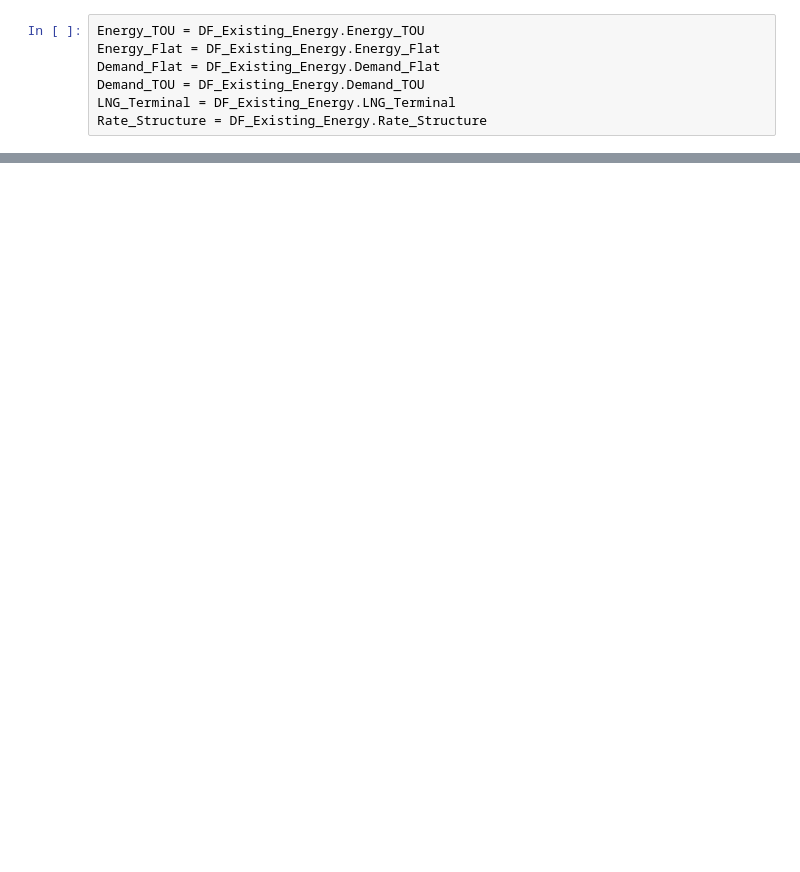
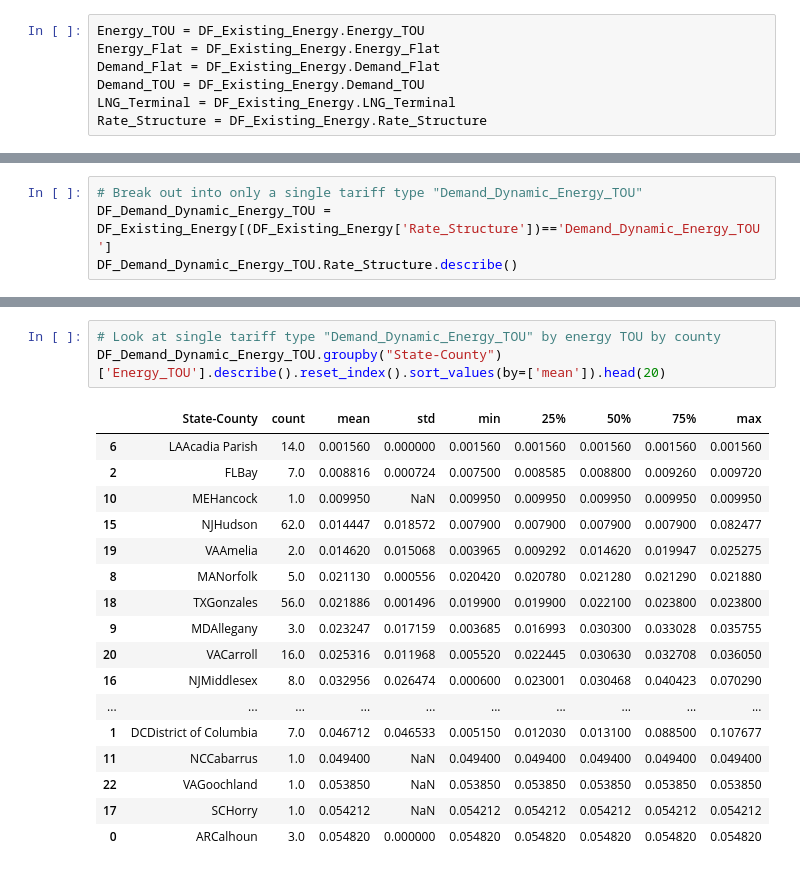
Before and after one commit to Protagonist888/TariffDB_Filter, a Jupyter notebook: Violin Chart Creator.ipynb, the cells around one changed output, grey strips where cells are left out. Cells and saved outputs as stored; diff of their text form; blank space fills up the shorter version.

```diff
--- a/Violin Chart Creator.ipynb
+++ b/Violin Chart Creator.ipynb
@@ -168,0 +205,4 @@ dtype: int64
+# %%
+# Break out into only a single tariff type "Demand_Dynamic_Energy_TOU"
+DF_Demand_Dynamic_Energy_TOU = DF_Existing_Energy[(DF_Existing_Energy['Rate_Structure'])=='Demand_Dynamic_Energy_TOU']
+DF_Demand_Dynamic_Energy_TOU.Rate_Structure.describe()
@@ -168,0 +263,21 @@ dtype: int64
+# %%
+# Look at single tariff type "Demand_Dynamic_Energy_TOU" by energy TOU by county
+DF_Demand_Dynamic_Energy_TOU.groupby("State-County")['Energy_TOU'].describe().reset_index().sort_values(by=['mean']).head(20)
+# %% [output]
+|  | State-County | count | mean | std | min | 25% | 50% | 75% | max |
+| 6 | LAAcadia Parish | 14.0 | 0.001560 | 0.000000 | 0.001560 | 0.001560 | 0.001560 | 0.001560 | 0.001560 |
+| 2 | FLBay | 7.0 | 0.008816 | 0.000724 | 0.007500 | 0.008585 | 0.008800 | 0.009260 | 0.009720 |
+| 10 | MEHancock | 1.0 | 0.009950 | NaN | 0.009950 | 0.009950 | 0.009950 | 0.009950 | 0.009950 |
+| 15 | NJHudson | 62.0 | 0.014447 | 0.018572 | 0.007900 | 0.007900 | 0.007900 | 0.007900 | 0.082477 |
+| 19 | VAAmelia | 2.0 | 0.014620 | 0.015068 | 0.003965 | 0.009292 | 0.014620 | 0.019947 | 0.025275 |
+| 8 | MANorfolk | 5.0 | 0.021130 | 0.000556 | 0.020420 | 0.020780 | 0.021280 | 0.021290 | 0.021880 |
+| 18 | TXGonzales | 56.0 | 0.021886 | 0.001496 | 0.019900 | 0.019900 | 0.022100 | 0.023800 | 0.023800 |
+| 9 | MDAllegany | 3.0 | 0.023247 | 0.017159 | 0.003685 | 0.016993 | 0.030300 | 0.033028 | 0.035755 |
+| 20 | VACarroll | 16.0 | 0.025316 | 0.011968 | 0.005520 | 0.022445 | 0.030630 | 0.032708 | 0.036050 |
+| 16 | NJMiddlesex | 8.0 | 0.032956 | 0.026474 | 0.000600 | 0.023001 | 0.030468 | 0.040423 | 0.070290 |
+| ... | ... | ... | ... | ... | ... | ... | ... | ... | ... |
+| 1 | DCDistrict of Columbia | 7.0 | 0.046712 | 0.046533 | 0.005150 | 0.012030 | 0.013100 | 0.088500 | 0.107677 |
+| 11 | NCCabarrus | 1.0 | 0.049400 | NaN | 0.049400 | 0.049400 | 0.049400 | 0.049400 | 0.049400 |
+| 22 | VAGoochland | 1.0 | 0.053850 | NaN | 0.053850 | 0.053850 | 0.053850 | 0.053850 | 0.053850 |
+| 17 | SCHorry | 1.0 | 0.054212 | NaN | 0.054212 | 0.054212 | 0.054212 | 0.054212 | 0.054212 |
+| 0 | ARCalhoun | 3.0 | 0.054820 | 0.000000 | 0.054820 | 0.054820 | 0.054820 | 0.054820 | 0.054820 |
```
Also changed, not shown: parts of 20 cells of this notebook.
